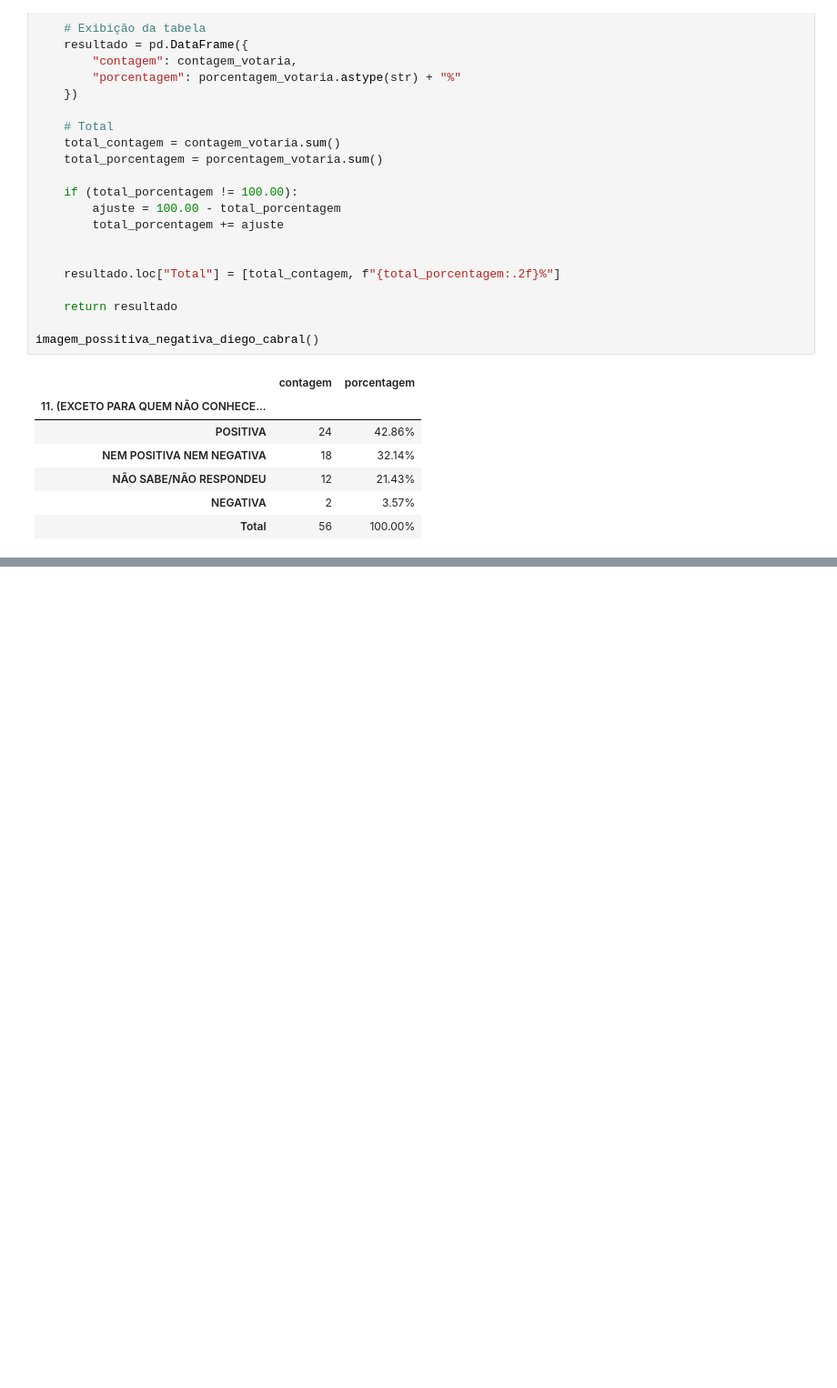
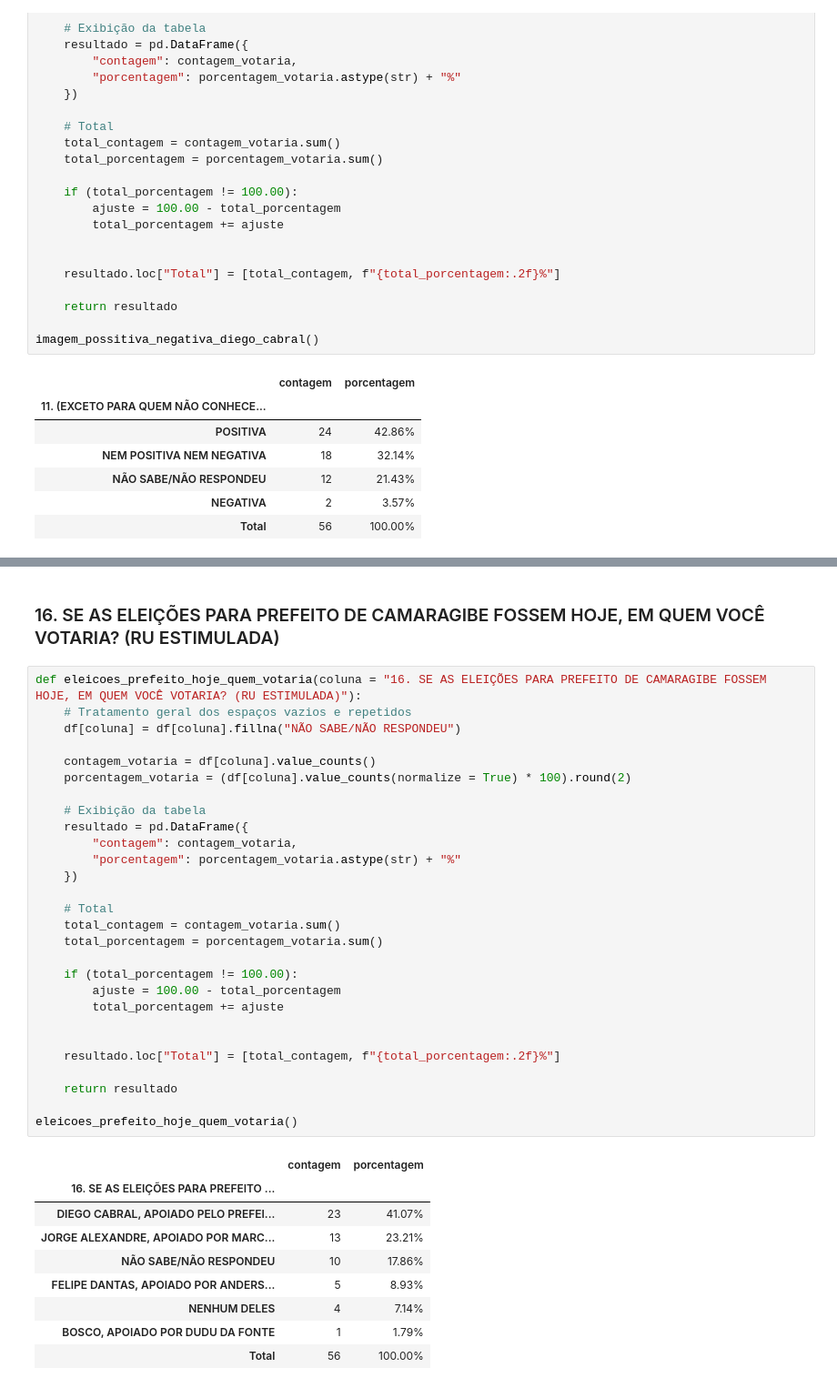
Before and after one commit to JoaoBoscoDuarte/Analise-Tratamento_Dados, a Jupyter notebook: analise.ipynb, the cells around one changed output, grey strips where cells are left out. Shown at 91% size. Drawn from its saved outputs; the diff is of its cells as text; blank space fills up the shorter version.

```diff
--- a/analise.ipynb
+++ b/analise.ipynb
@@ -478,0 +633,40 @@ imagem_possitiva_negativa_diego_cabral()
+# %% [markdown]
+### 16. SE AS ELEIÇÕES PARA PREFEITO DE CAMARAGIBE FOSSEM HOJE, EM QUEM VOCÊ VOTARIA? (RU ESTIMULADA)
+# %%
+def eleicoes_prefeito_hoje_quem_votaria(coluna = "16. SE AS ELEIÇÕES PARA PREFEITO DE CAMARAGIBE FOSSEM HOJE, EM QUEM VOCÊ VOTARIA? (RU ESTIMULADA)"):
+    # Tratamento geral dos espaços vazios e repetidos
+    df[coluna] = df[coluna].fillna("NÃO SABE/NÃO RESPONDEU")
+
+    contagem_votaria = df[coluna].value_counts()
+    porcentagem_votaria = (df[coluna].value_counts(normalize = True) * 100).round(2)
+
+    # Exibição da tabela
+    resultado = pd.DataFrame({
+        "contagem": contagem_votaria,
+        "porcentagem": porcentagem_votaria.astype(str) + "%"
+    })
+
+    # Total
+    total_contagem = contagem_votaria.sum()
+    total_porcentagem = porcentagem_votaria.sum()
+
+    if (total_porcentagem != 100.00):
+        ajuste = 100.00 - total_porcentagem
+        total_porcentagem += ajuste
+
+
+    resultado.loc["Total"] = [total_contagem, f"{total_porcentagem:.2f}%"]
+
+    return resultado
+
+eleicoes_prefeito_hoje_quem_votaria()
+# %% [output]
+|  | contagem | porcentagem |
+| 16. SE AS ELEIÇÕES PARA PREFEITO ... |  |  |
+| DIEGO CABRAL, APOIADO PELO PREFEI... | 23 | 41.07% |
+| JORGE ALEXANDRE, APOIADO POR MARC... | 13 | 23.21% |
+| NÃO SABE/NÃO RESPONDEU | 10 | 17.86% |
+| FELIPE DANTAS, APOIADO POR ANDERS... | 5 | 8.93% |
+| NENHUM DELES | 4 | 7.14% |
+| BOSCO, APOIADO POR DUDU DA FONTE | 1 | 1.79% |
+| Total | 56 | 100.00% |
```
Also changed, not shown: parts of 26 cells of this notebook.
